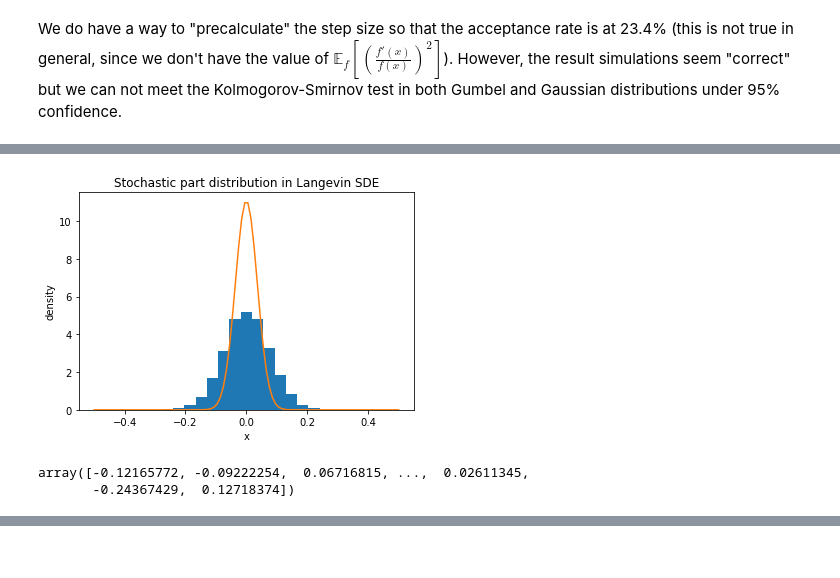
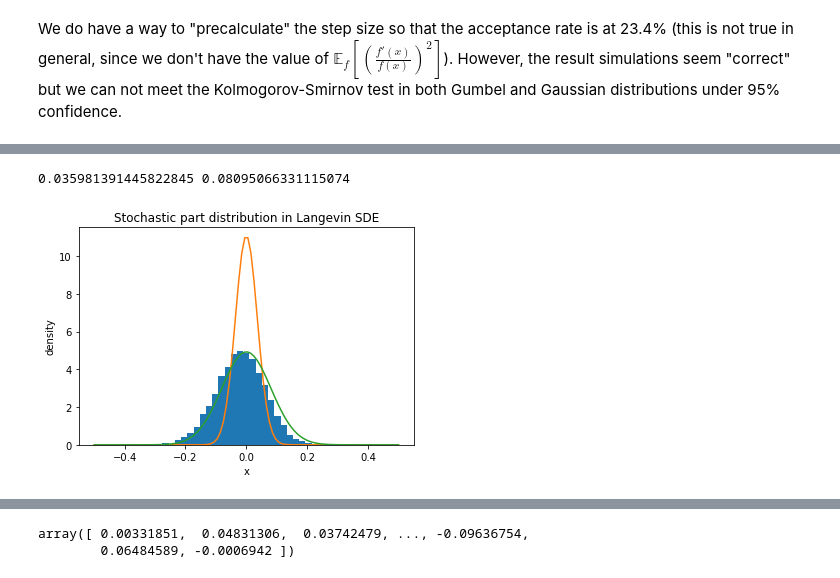
Before and after one commit to pinnertw/random_walk_metropolis, a Jupyter notebook: Metropolis_Algo-Peng-Wei_CHEN.ipynb, the cells around one changed output, grey strips where cells are left out. Cells and saved outputs as stored; diff of their text form; code cells hidden in the pictures.

```diff
--- a/Metropolis_Algo-Peng-Wei_CHEN.ipynb
+++ b/Metropolis_Algo-Peng-Wei_CHEN.ipynb
@@ -68,7 +127,7 @@ class Metropolis:
         return min(1, self.pi(Y) / self.pi(X_last))
 
     def run(self, l = None, X_0=None):
-        # Initiation
+        # Initialization
         if l is None:
             n, m, l, pi, alpha = self.n, self.m, self.l, self.pi, self.alpha
         else:
@@ -141,9 +200,11 @@ class Metropolis:
         delta = 1 / self.n
         std = np.sqrt(h * delta)
         gauss_to_test = U[1:] - U[:-1] - h * f_der(U[:-1]) / 2 / f(U[:-1]) * delta
+        print(std, np.nanstd(gauss_to_test))
 
         plt.hist(gauss_to_test, bins=np.linspace(-0.5, 0.5, cut), density=True)
         plt.plot(np.linspace(-0.5, 0.5, 100), norm.pdf(x=np.linspace(-0.5, 0.5, 100), loc=0, scale=std))
+        plt.plot(np.linspace(-0.5, 0.5, 100), norm.pdf(x=np.linspace(-0.5, 0.5, 100), loc=0, scale=np.nanstd(gauss_to_test)))
         plt.xlabel("x")
         plt.ylabel("density")
         plt.title("Stochastic part distribution in Langevin SDE")
@@ -339,10 +394,9 @@ array([-0.01870977, -0.01870977,  0.12777998, ..., -0.00036202,
 # %%
 %%time
 I = 1
 l = 2.38 / np.sqrt(I)
 instance = Metropolis(n=1024, m=int(1e4), l=l, f=f_gumbel)()
-instance.check_langevin(f = f_gumbel, f_der = f_gumbel_der, l=l, I=I, cut=28)
+instance.check_langevin(f = f_gumbel, f_der = f_gumbel_der, l=l, I=I, cut=50)
 # %% [output]
+0.035981391445822845 0.08095066331115074
-[figure, old version]
+[figure, new version]
-array([-0.12165772, -0.09222254,  0.06716815, ...,  0.02611345,
-       -0.24367429,  0.12718374])
@@ -348,0 +405,2 @@ array([-0.12165772, -0.09222254,  0.06716815, ...,  0.02611345,
+array([ 0.00331851,  0.04831306,  0.03742479, ..., -0.09636754,
+        0.06484589, -0.0006942 ])
```
Also changed, not shown: parts of 22 cells of this notebook.
